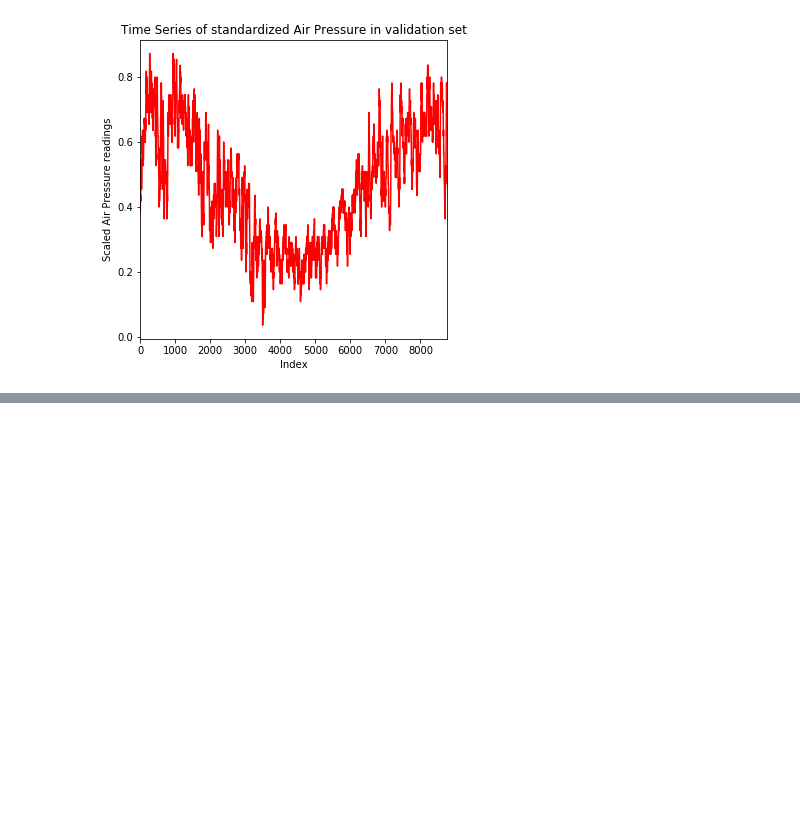
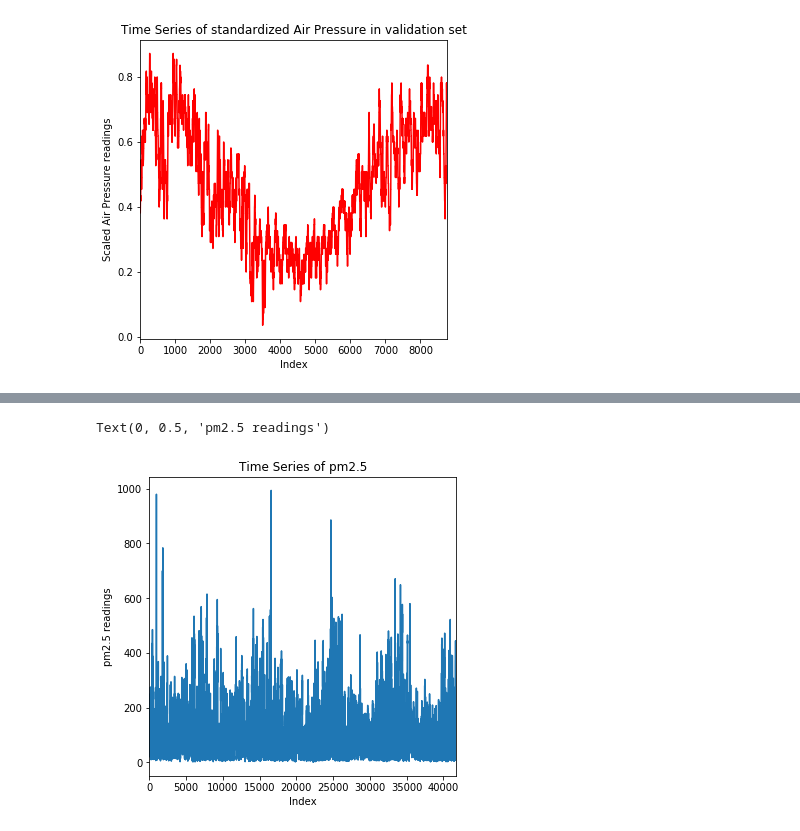
Before and after one commit to Meigarom/TimeSeries-Academy, a Jupyter notebook: book-practical-timeSeries-analysis/book_codes.ipynb, the cells around one changed output, grey strips where cells are left out. Drawn from its saved outputs; the diff is of its cells as text; code cells hidden in the pictures; blank space fills up the shorter version.

```diff
--- a/book-practical-timeSeries-analysis/book_codes.ipynb
+++ b/book-practical-timeSeries-analysis/book_codes.ipynb
@@ -686,0 +840,9 @@ def makeXy( ts, nb_timesteps ):
+# %%
+plt.figure( figsize=(5.5, 5.5) )
+g = sns.tsplot( df['pm2.5'] )
+g.set_title( 'Time Series of pm2.5' )
+g.set_xlabel( 'Index' )
+g.set_ylabel( 'pm2.5 readings' )
+# %% [output]
+Text(0, 0.5, 'pm2.5 readings')
+[figure, added]
```
Also changed, not shown: parts of 67 cells of this notebook.
